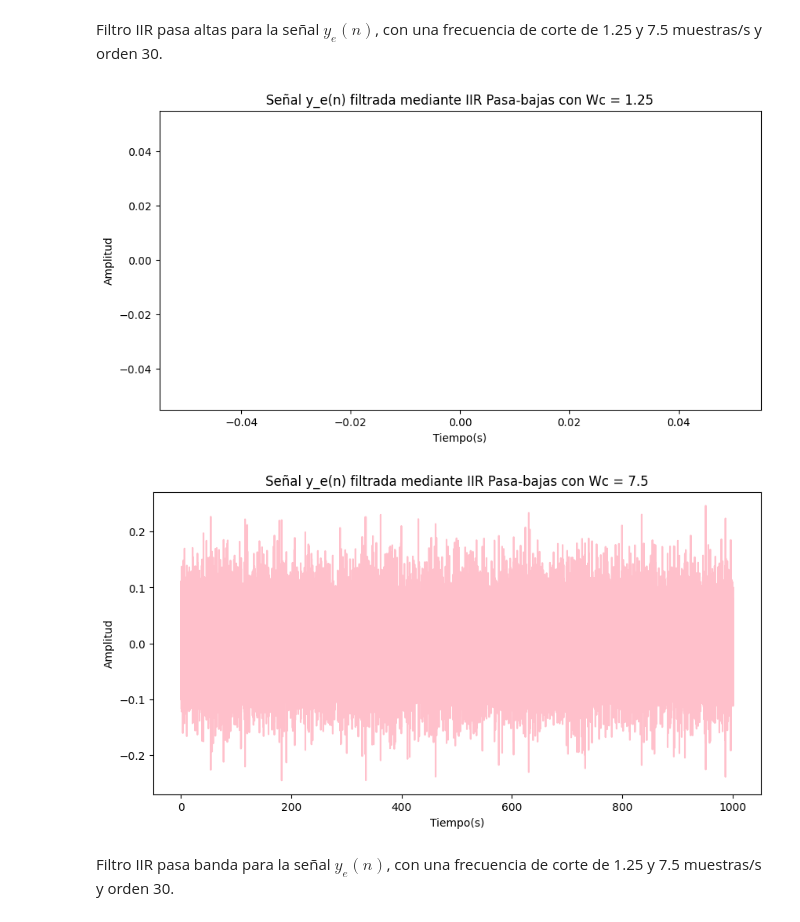
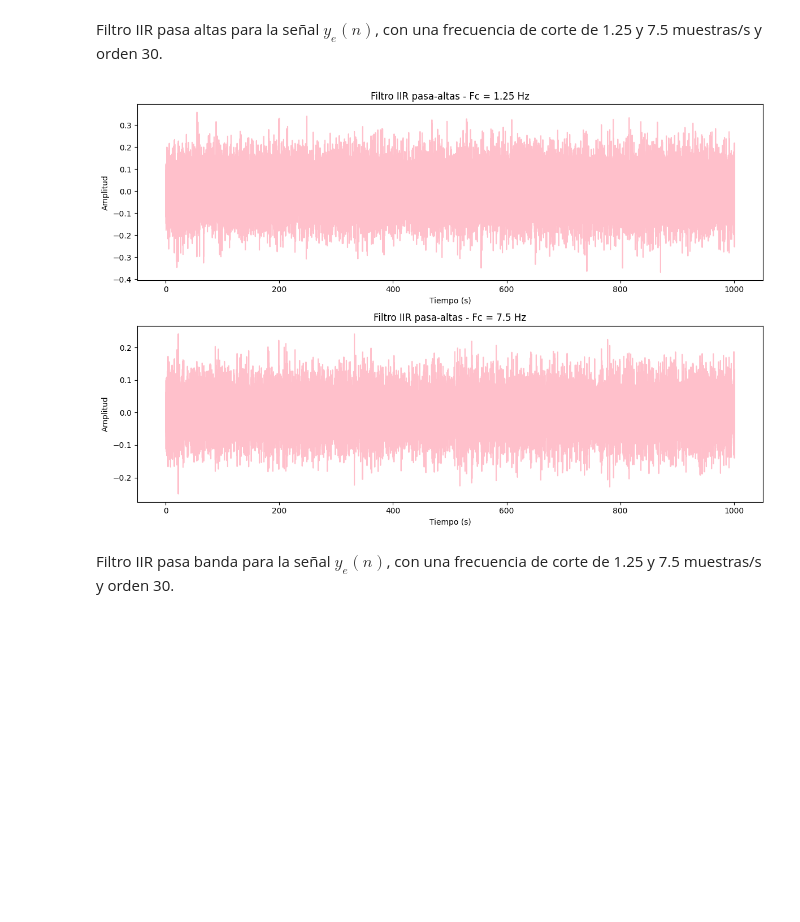
Before and after one commit to LisethTiria/Biosenales-2025-1, a Jupyter notebook: Practica6/FiltrosDigitales.ipynb, the cells around one changed output. Cells and saved outputs as stored; diff of their text form; code cells hidden in the pictures; blank space fills up the shorter version.

```diff
--- a/Practica6/FiltrosDigitales.ipynb
+++ b/Practica6/FiltrosDigitales.ipynb
@@ -215,28 +215,33 @@ for f in fc_pb:
 Filtro IIR pasa altas para la señal $𝑦_𝑒(𝑛)$, con una frecuencia de corte de 1.25 y 7.5 muestras/s y orden 30.
 # %%
 # Definir parámetros del filtro
-fc_pb = [1.25, 7.5]  # Frecuencia de corte en Hz
-orden_iir = 30
+fc_pa = [1.25, 7.5]  # Frecuencia de corte en Hz
+orden_iir = 6        # Se recomienda orden más bajo para IIR
 nyquist = fs / 2
-for f in fc_pb:
-  Wn_pb = f / nyquist  # Frecuencia normalizada
 
-  # Diseño del filtro pasa bajas FIR
-  b_iir_pa, a_iir_pa = signal.iirfilter(orden_iir, Wn_pb, btype='high', ftype='butter')
+plt.figure(figsize=(12, 4 * len(fc_pa)))  # Ajuste del tamaño de la figura
 
-  #filtrado de la señal
-  y_e_ipa=signal.filtfilt(b=b_iir_pa,a=a_iir_pa,x=y_e) # Aplicación del filtro
+for i, f in enumerate(fc_pa):
+    Wn_pa = f / nyquist  # Frecuencia normalizada
 
-  # Graficamos
-  plt.figure(figsize=(10, 5))
-  plt.plot(n,y_e_ipa,color='pink')
-  plt.xlabel("Tiempo(s)")
-  plt.ylabel("Amplitud")
-  plt.title("Señal y_e(n) filtrada mediante IIR Pasa-bajas con Wc = " + str(f))
-  plt.show()
+    # Diseño del filtro pasa altas IIR
+    b_iir_pa, a_iir_pa = signal.iirfilter(orden_iir, Wn_pa, btype='high', ftype='butter')
+
+    # Filtrado de la señal
+    y_e_ipa = signal.filtfilt(b=b_iir_pa, a=a_iir_pa, x=y_e)
+
+    # Graficamos en subplots
+    plt.subplot(len(fc_pa), 1, i + 1)
+    plt.plot(n, y_e_ipa, color='pink')
+    plt.xlabel("Tiempo (s)")
+    plt.ylabel("Amplitud")
+    plt.title(f"Filtro IIR pasa-altas - Fc = {f} Hz")
+
+
+plt.tight_layout()
+plt.show()
 # %% [output]
-[figure, old version]
+[figure, new version]
-[figure, removed]
 # %% [markdown]
 Filtro IIR pasa banda para la señal $𝑦_𝑒(𝑛)$, con una frecuencia de corte de 1.25 y 7.5 muestras/s y orden 30.
 # %%
```
Also changed, not shown: parts of 14 cells of this notebook.
